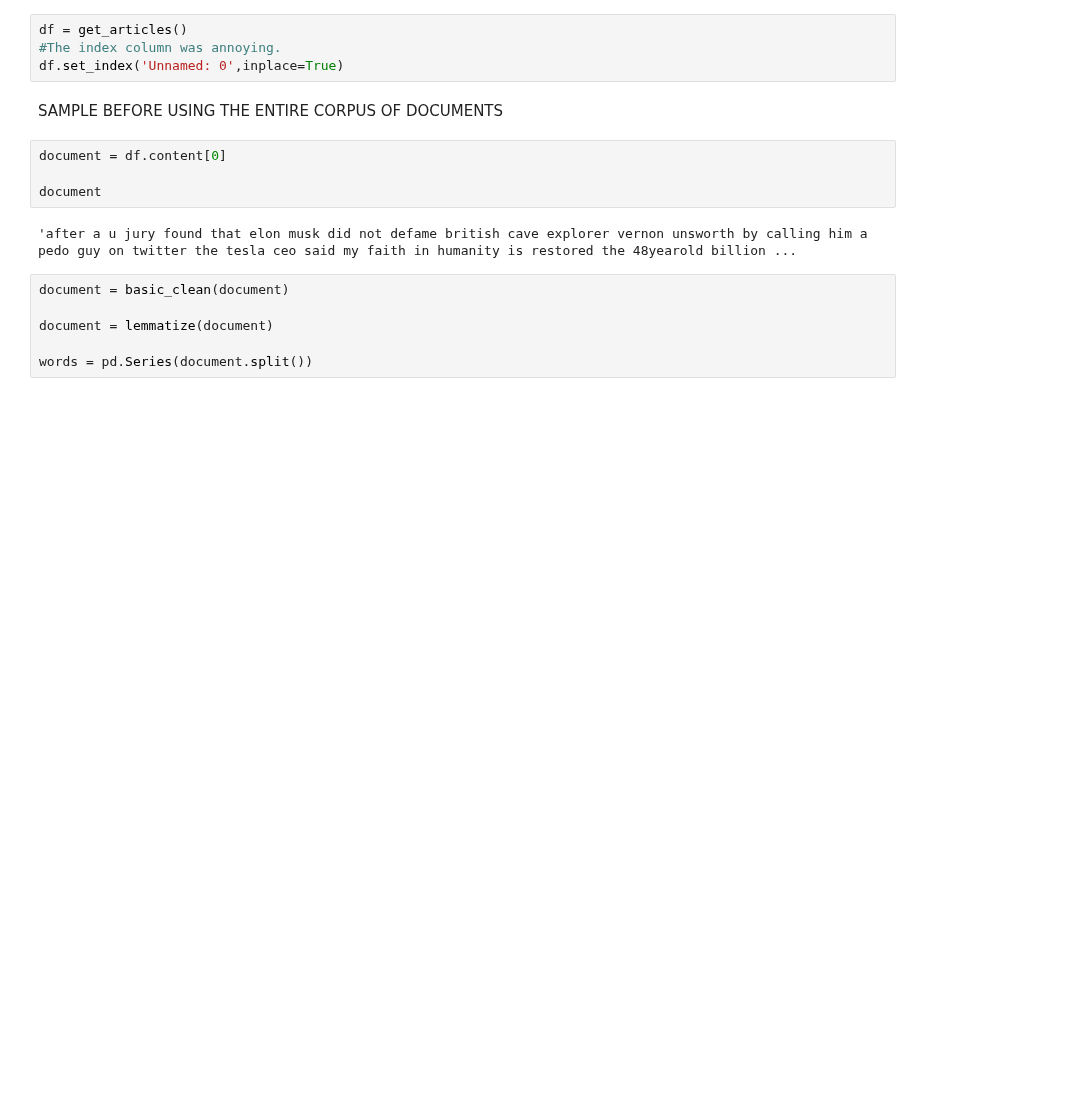
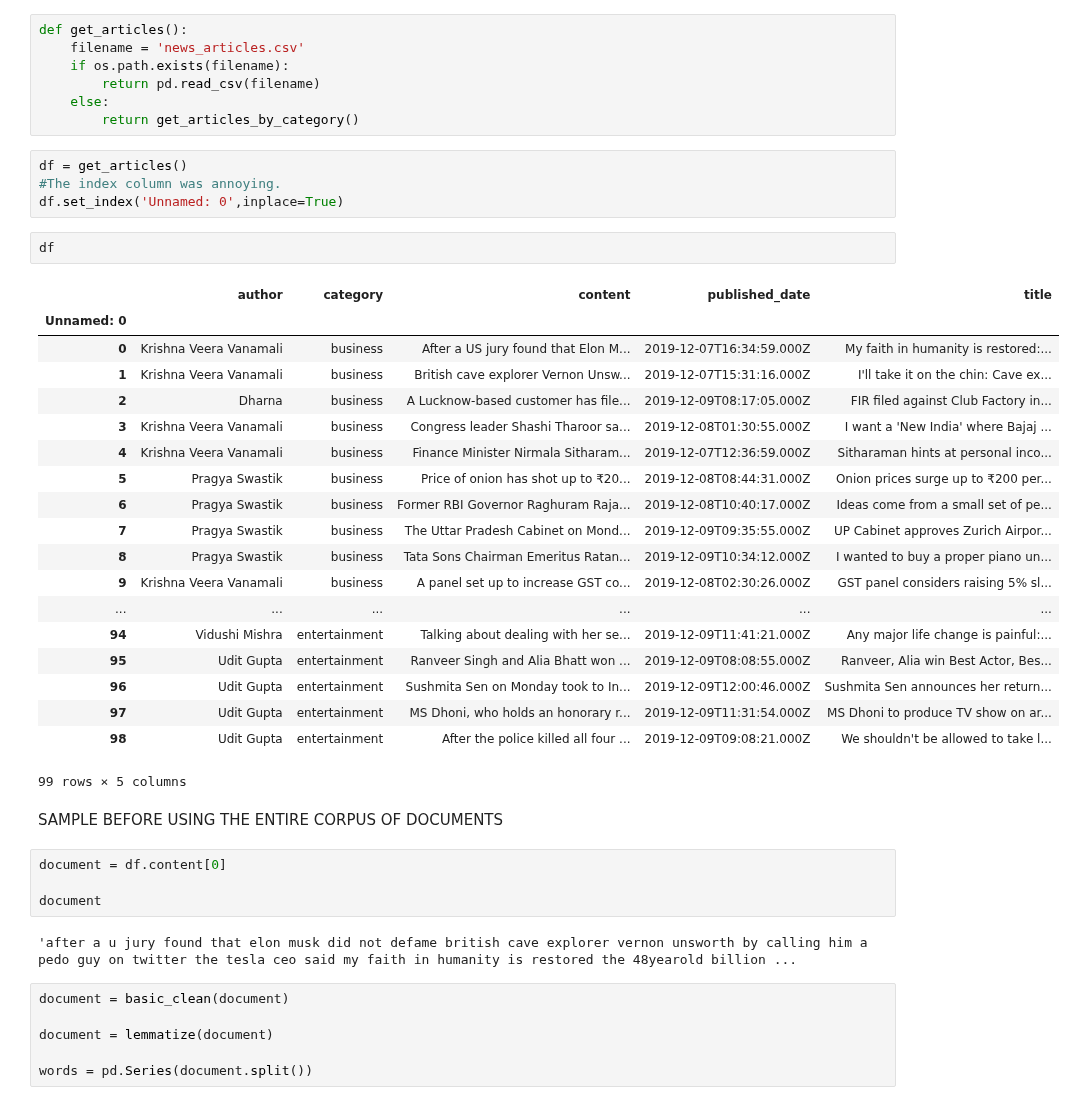
Before and after one commit to flambuth/ds-methodologies-exercises, a Jupyter notebook: nlp/modeling_exercises.ipynb, the cells around one changed output. Cells and saved outputs as stored; diff of their text form; blank space fills up the shorter version.

```diff
--- a/nlp/modeling_exercises.ipynb
+++ b/nlp/modeling_exercises.ipynb
@@ -30,10 +31,39 @@ from acquire import get_articles
 def remove_numbers(text):
     text = re.sub(r"[0-9]", '', text)
     return text
+# %%
+def get_articles():
+    filename = 'news_articles.csv'
+    if os.path.exists(filename):
+        return pd.read_csv(filename)
+    else:
+        return get_articles_by_category()
 # %%
 df = get_articles()
 #The index column was annoying.
 df.set_index('Unnamed: 0',inplace=True)
+# %%
+df
+# %% [output]
+|  | author | category | content | published_date | title |
+| Unnamed: 0 |  |  |  |  |  |
+| 0 | Krishna Veera Vanamali | business | After a US jury found that Elon M... | 2019-12-07T16:34:59.000Z | My faith in humanity is restored:... |
+| 1 | Krishna Veera Vanamali | business | British cave explorer Vernon Unsw... | 2019-12-07T15:31:16.000Z | I'll take it on the chin: Cave ex... |
+| 2 | Dharna | business | A Lucknow-based customer has file... | 2019-12-09T08:17:05.000Z | FIR filed against Club Factory in... |
+| 3 | Krishna Veera Vanamali | business | Congress leader Shashi Tharoor sa... | 2019-12-08T01:30:55.000Z | I want a 'New India' where Bajaj ... |
+| 4 | Krishna Veera Vanamali | business | Finance Minister Nirmala Sitharam... | 2019-12-07T12:36:59.000Z | Sitharaman hints at personal inco... |
+| 5 | Pragya Swastik | business | Price of onion has shot up to ₹20... | 2019-12-08T08:44:31.000Z | Onion prices surge up to ₹200 per... |
+| 6 | Pragya Swastik | business | Former RBI Governor Raghuram Raja... | 2019-12-08T10:40:17.000Z | Ideas come from a small set of pe... |
+| 7 | Pragya Swastik | business | The Uttar Pradesh Cabinet on Mond... | 2019-12-09T09:35:55.000Z | UP Cabinet approves Zurich Airpor... |
+| 8 | Pragya Swastik | business | Tata Sons Chairman Emeritus Ratan... | 2019-12-09T10:34:12.000Z | I wanted to buy a proper piano un... |
+| 9 | Krishna Veera Vanamali | business | A panel set up to increase GST co... | 2019-12-08T02:30:26.000Z | GST panel considers raising 5% sl... |
+| ... | ... | ... | ... | ... | ... |
+| 94 | Vidushi Mishra | entertainment | Talking about dealing with her se... | 2019-12-09T11:41:21.000Z | Any major life change is painful:... |
+| 95 | Udit Gupta | entertainment | Ranveer Singh and Alia Bhatt won ... | 2019-12-09T08:08:55.000Z | Ranveer, Alia win Best Actor, Bes... |
+| 96 | Udit Gupta | entertainment | Sushmita Sen on Monday took to In... | 2019-12-09T12:00:46.000Z | Sushmita Sen announces her return... |
+| 97 | Udit Gupta | entertainment | MS Dhoni, who holds an honorary r... | 2019-12-09T11:31:54.000Z | MS Dhoni to produce TV show on ar... |
+| 98 | Udit Gupta | entertainment | After the police killed all four ... | 2019-12-09T09:08:21.000Z | We shouldn't be allowed to take l... |
+99 rows × 5 columns
 # %% [markdown]
 SAMPLE BEFORE USING THE ENTIRE CORPUS OF DOCUMENTS
 # %%
```
Also changed, not shown: parts of 1 cell of this notebook, 2 other files.
